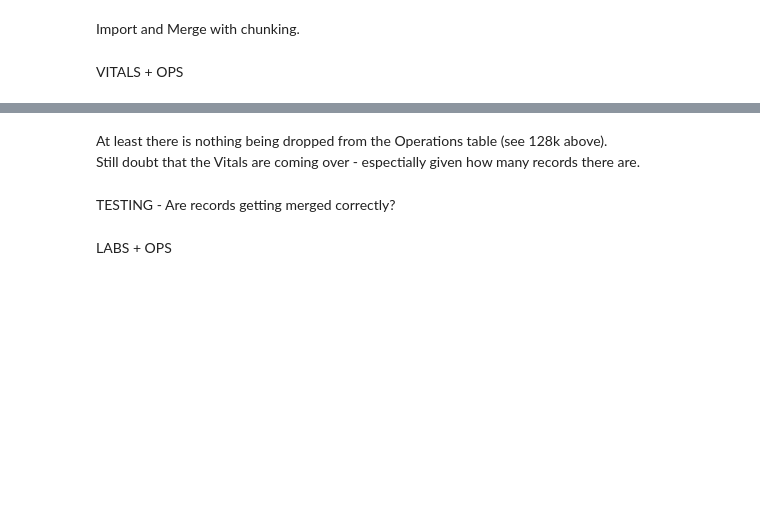
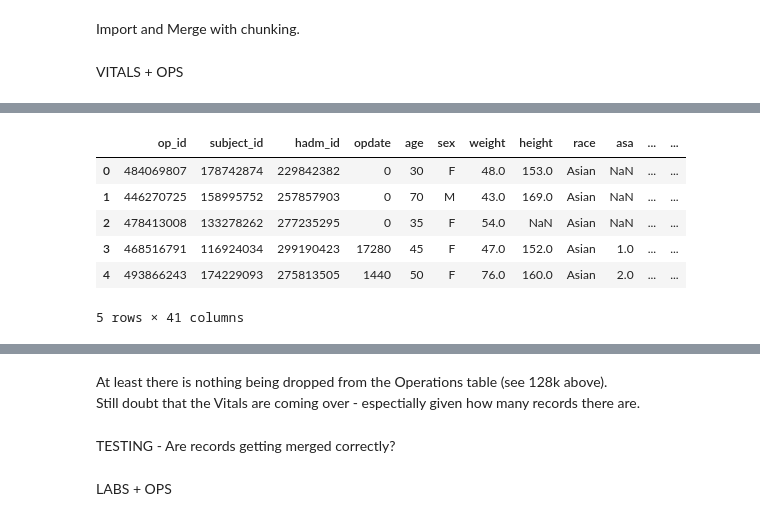
Before and after one commit to j-lepard/Prolonged_Length_of_Stay, a Jupyter notebook: _src/Data_import.ipynb, the cells around one changed output, grey strips where cells are left out. Saved outputs shown, nothing was run; the diff lists cells and outputs as text; code cells hidden in the pictures; blank space fills up the shorter version.

```diff
--- a/_src/Data_import.ipynb
+++ b/_src/Data_import.ipynb
@@ -84,0 +126,4 @@ pivoted_vitals.head()
+# %%
+vitals_todrop = ['bis','ci', 'ffp','ftn','pap_dbp','pap_mbp','pap_sbp','rbc','uo']
+pivoted_vitals.drop(columns=vitals_todrop, inplace=True)
+pivoted_vitals.info()
@@ -128,0 +225,3 @@ ops_vitals_merged_df.columns, ops_vitals_merged_df.shape
+# %%
+operations_w_vitals_df = pd.merge(operations_df,pivoted_vitals, on='op_id', how='left')
+operations_w_vitals_df.info()
@@ -128,0 +246,10 @@ ops_vitals_merged_df.columns, ops_vitals_merged_df.shape
+# %%
+operations_w_vitals_df.head()
+# %% [output]
+|  | op_id | subject_id | hadm_id | opdate | age | sex | weight | height | race | asa | ... | ... |
+| 0 | 484069807 | 178742874 | 229842382 | 0 | 30 | F | 48.0 | 153.0 | Asian | NaN | ... | ... |
+| 1 | 446270725 | 158995752 | 257857903 | 0 | 70 | M | 43.0 | 169.0 | Asian | NaN | ... | ... |
+| 2 | 478413008 | 133278262 | 277235295 | 0 | 35 | F | 54.0 | NaN | Asian | NaN | ... | ... |
+| 3 | 468516791 | 116924034 | 299190423 | 17280 | 45 | F | 47.0 | 152.0 | Asian | 1.0 | ... | ... |
+| 4 | 493866243 | 174229093 | 275813505 | 1440 | 50 | F | 76.0 | 160.0 | Asian | 2.0 | ... | ... |
+5 rows × 41 columns
```
Also changed, not shown: parts of 16 cells of this notebook, 9 other files.
